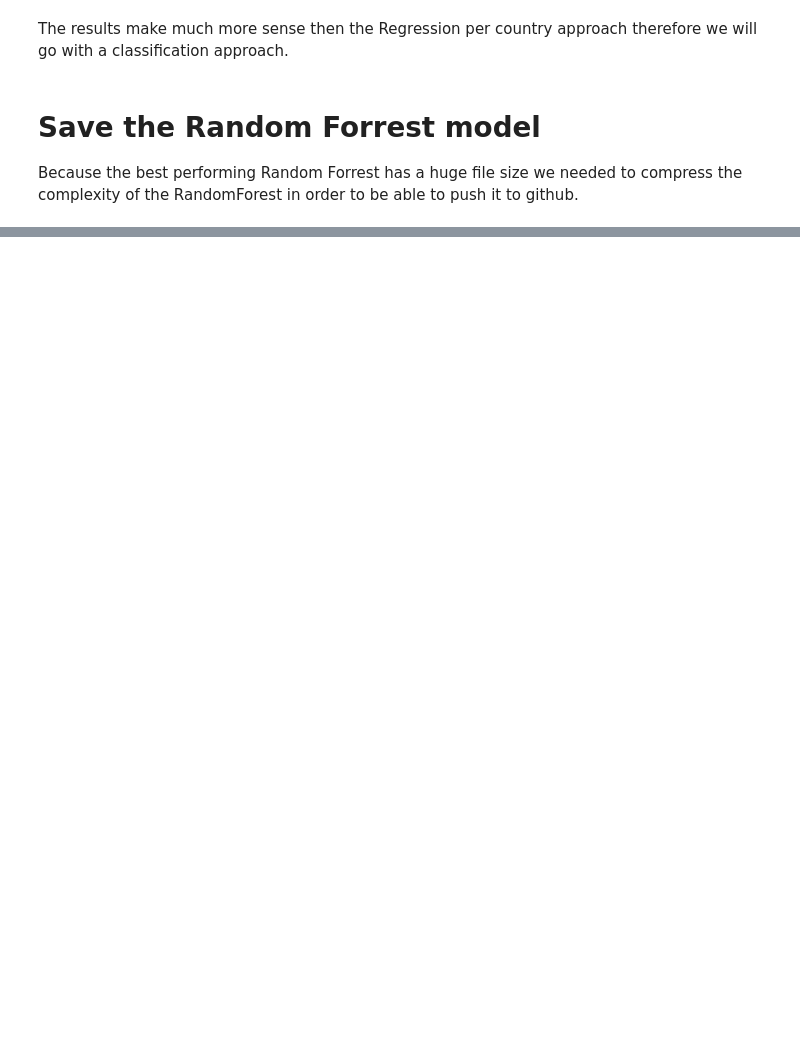
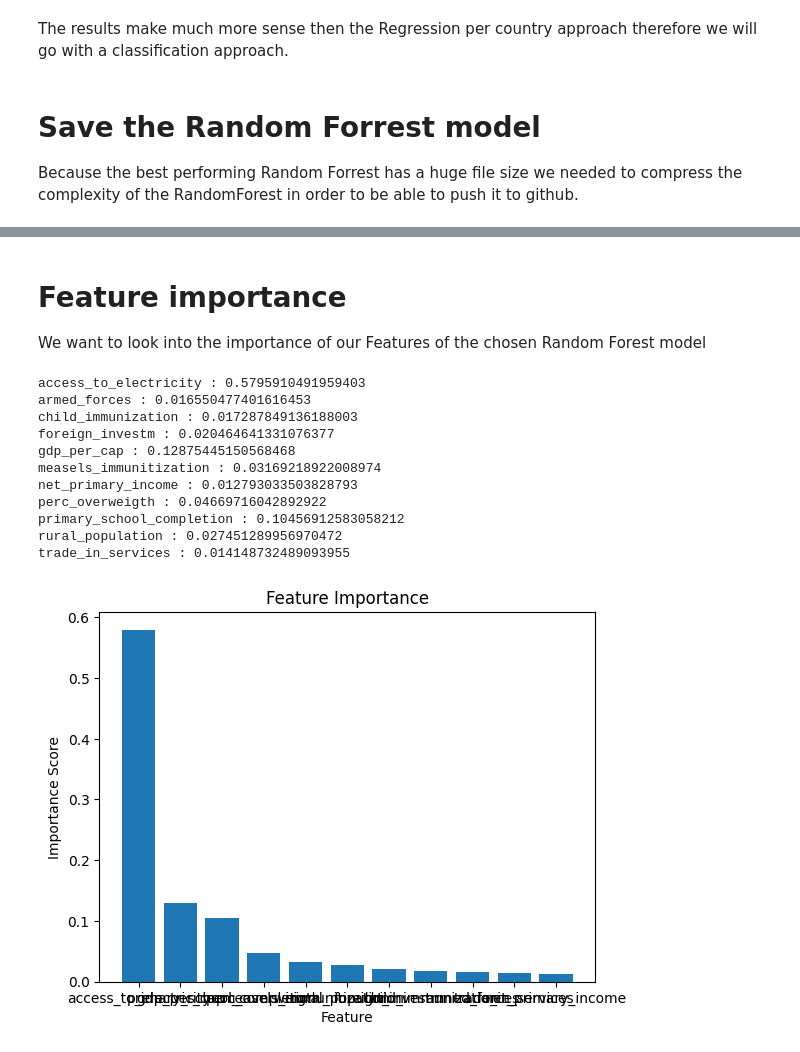
Before and after one commit to mlozanog96/HappyGraphs, a Jupyter notebook: app/predicition model/modeling_approaches.ipynb, the cells around one changed output, grey strips where cells are left out. Drawn from its saved outputs; the diff is of its cells as text; code cells hidden in the pictures; blank space fills up the shorter version.

Commit message:
modeling folders updated

```diff
--- a/app/predicition_model/modeling_approaches.ipynb
+++ b/app/predicition model/modeling_approaches.ipynb
@@ -233,7 +235,7 @@ ______
 
 to fit the models we are using our already preprocessed data without null values.
 # %%
-df_reg = pd.read_csv('/Users/kevingiesen/Library/Mobile Documents/com~apple~CloudDocs/BIPM Master/Semester 2/Big Data/Big Data Project/app/predicition model/data/data_no_nas.csv')
+df_reg = pd.read_csv('/Users/kevingiesen/Library/Mobile Documents/com~apple~CloudDocs/BIPM Master/Semester 2/Big Data/Big Data Project 3/SS23-BIPM-Big-Data-Group-KMJ-Do-Gooders/app/predicition model/data/data_no_nas.csv')
 # %%
 # filter out the year 2021 and 2022
 df_reg = df_reg[~(df_reg['Date'] >= 2021)]
@@ -691,0 +694,40 @@ array([72.90853547])
+# %% [markdown]
+# Feature importance
+We want to look into the importance of our Features of the chosen Random Forest model
+# %%
+# Get the feature importances
+feature_importances = rf.feature_importances_
+
+# Get the names of the features
+feature_names = x_train.columns
+
+# Sort feature importances in descending order
+indices = np.argsort(feature_importances)[::-1]
+
+
+# Print the names and importances of the features
+for name, importance in zip(feature_names, feature_importances):
+    print(name, ":", importance)
+
+
+# Create a bar plot
+plt.figure()
+plt.title("Feature Importance")
+plt.bar(range(x_train.shape[1]), feature_importances[indices], align="center")
+plt.xticks(range(x_train.shape[1]), feature_names[indices])
+plt.xlabel("Feature")
+plt.ylabel("Importance Score")
+plt.show()
+# %% [output]
+access_to_electricity : 0.5795910491959403
+armed_forces : 0.016550477401616453
+child_immunization : 0.017287849136188003
+foreign_investm : 0.020464641331076377
+gdp_per_cap : 0.12875445150568468
+measels_immunitization : 0.03169218922008974
+net_primary_income : 0.012793033503828793
+perc_overweigth : 0.04669716042892922
+primary_school_completion : 0.10456912583058212
+rural_population : 0.027451289956970472
+trade_in_services : 0.014148732489093955
+[figure, added]
```
Also changed, not shown: parts of 14 cells of this notebook, 11 other files.
